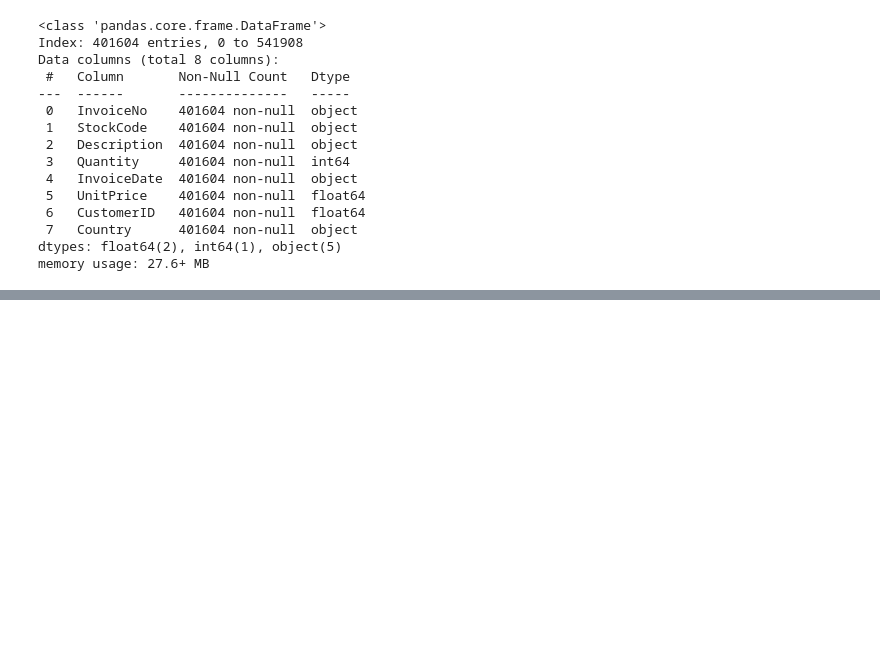
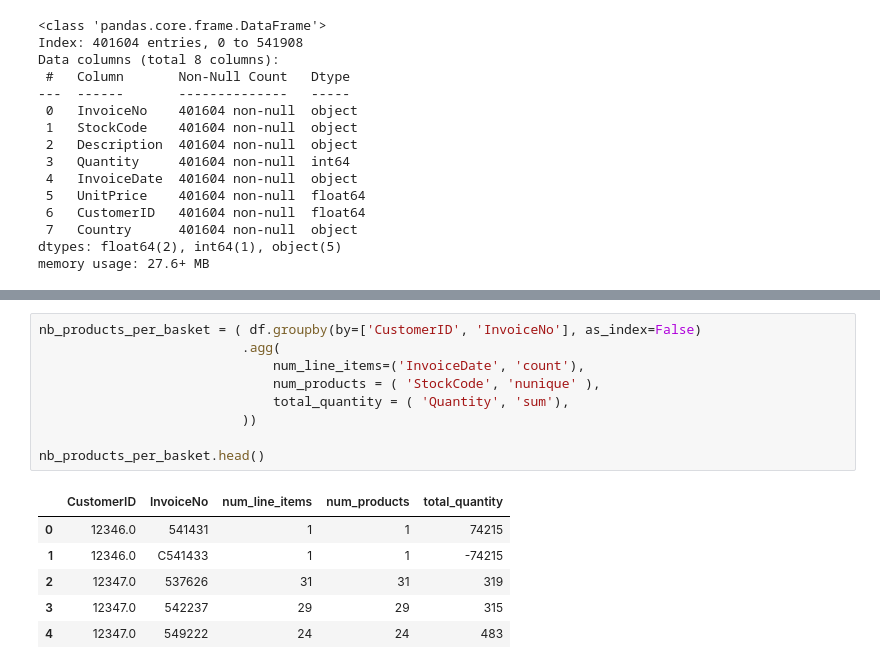
Before and after one commit to Julyd97/Ecommercedata_analysis, a Jupyter notebook: ecommerce_withoutGuest.ipynb, the cells around one changed output, grey strips where cells are left out. Cells and saved outputs as stored; diff of their text form; blank space fills up the shorter version.

```diff
--- a/ecommerce_withoutGuest.ipynb
+++ b/ecommerce_withoutGuest.ipynb
@@ -81,0 +117,16 @@ memory usage: 27.6+ MB
+# %%
+nb_products_per_basket = ( df.groupby(by=['CustomerID', 'InvoiceNo'], as_index=False)
+                          .agg(
+                              num_line_items=('InvoiceDate', 'count'),
+                              num_products = ( 'StockCode', 'nunique' ),
+                              total_quantity = ( 'Quantity', 'sum'),
+                          ))
+
+nb_products_per_basket.head()
+# %% [output]
+|  | CustomerID | InvoiceNo | num_line_items | num_products | total_quantity |
+| 0 | 12346.0 | 541431 | 1 | 1 | 74215 |
+| 1 | 12346.0 | C541433 | 1 | 1 | -74215 |
+| 2 | 12347.0 | 537626 | 31 | 31 | 319 |
+| 3 | 12347.0 | 542237 | 29 | 29 | 315 |
+| 4 | 12347.0 | 549222 | 24 | 24 | 483 |
```
Also changed, not shown: parts of 4 cells of this notebook, 1 other file.
